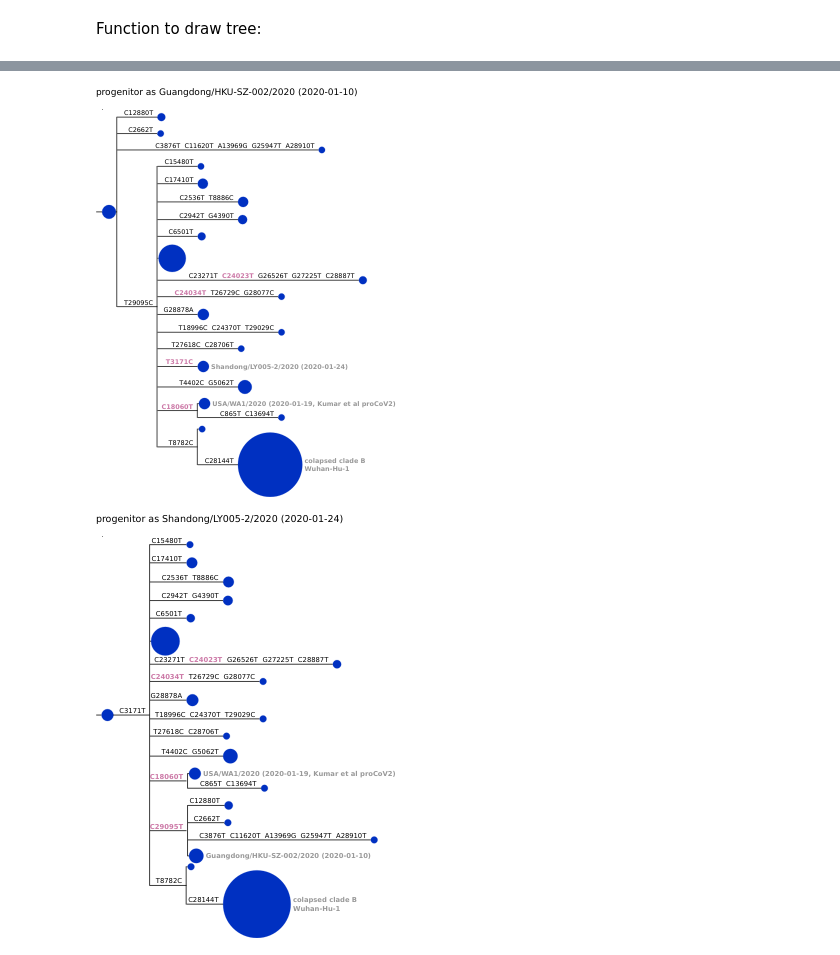
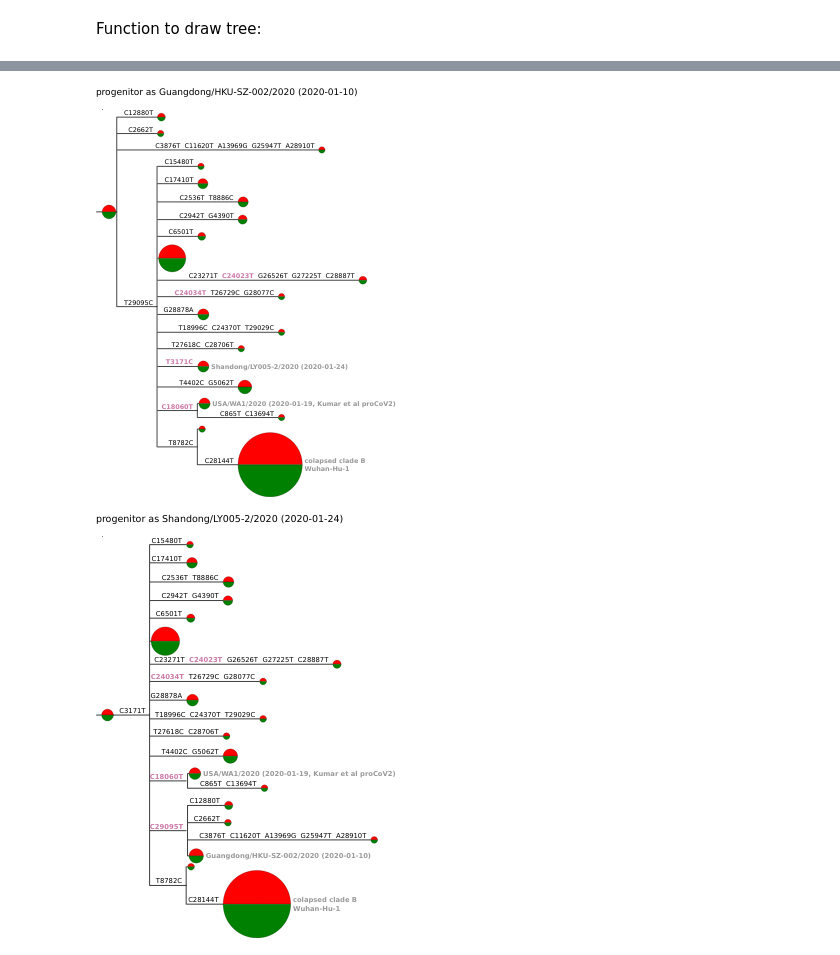
Before and after one commit to jbloom/SARS-CoV-2_PRJNA612766, a Jupyter notebook: notebooks/visualize_trees.py.ipynb, the cells around one changed output, grey strips where cells are left out. Cells and saved outputs as stored; diff of their text form; code cells hidden in the pictures.

Commit message:
dummy pie charts for nodes

```diff
--- a/notebooks/visualize_trees.py.ipynb
+++ b/notebooks/visualize_trees.py.ipynb
@@ -192,7 +192,8 @@ def get_pretty_tree(treefile,
     nstyle_dict = {'hz_line_width': branch_linewidth,
                    'vt_line_width': branch_linewidth,
                    'hz_line_color': 'black',
-                   'vt_line_color': 'black'}
+                   'vt_line_color': 'black',
+                   'size': 0}
 
     # label nodes
     for n in t.traverse():
@@ -215,7 +216,15 @@ def get_pretty_tree(treefile,
                     icol += 1
         nstyle = ete3.NodeStyle(**nstyle_dict)
         if n.is_leaf() or n.name == progenitor:
-            nstyle['size'] = nodesizescale * math.sqrt(annotations[n.name]['nstrains'])
+            radius = nodesizescale * math.sqrt(annotations[n.name]['nstrains'])
+            n.add_face(ete3.PieChartFace(percents=[50, 50],
+                                         colors=['red', 'green'],
+                                         width=radius,
+                                         height=radius,
+                                         line_color='black'),
+                       column=0,
+                       position='branch-right',
+                       )
             if label_nodes:
                 n.add_face(ete3.TextFace(annotations[n.name]['substitutions'],
                                          tight_text=True,
@@ -224,10 +233,6 @@ def get_pretty_tree(treefile,
                            column=0,
                            position='branch-right',
                            )
-
-        else:
-            nstyle['size'] = 0
-
         n.set_style(nstyle)
 
     # set dummy node for root, this allows us to put
@@ -240,8 +245,7 @@ def get_pretty_tree(treefile,
     t.set_outgroup(dummy_outgroup)
     assert len(progenitor_n.children) == 1
     progenitor_child = progenitor_n.children[0]
-    nstyle = ete3.NodeStyle(size=0,
-                            **nstyle_dict)
+    nstyle = ete3.NodeStyle(**nstyle_dict)
     progenitor_child.set_style(nstyle)
     if progenitor_n.faces:
         sub = subs_matrix[(progenitor_n.up.name, progenitor)]
@@ -265,6 +269,17 @@ def get_pretty_tree(treefile,
                                   size=0)
     dummy_outgroup.set_style(empty_nstyle)
     dummy_outgroup.up.set_style(empty_nstyle)
+    radius = nodesizescale * math.sqrt(annotations[progenitor]['nstrains'])
+    progenitor_n.add_face(ete3.PieChartFace(percents=[50, 50],
+                                            colors=['red', 'green'],
+                                            width=radius,
+                                            height=radius,
+                                            line_color='black'),
+                          column=0,
+                          position='branch-right',
+                          )
+
+
 
     t.ladderize()
 
@@ -284,15 +299,23 @@ def get_pretty_tree(treefile,
             if n != collapse_n:
                 n.detach()
         nstyle = ete3.NodeStyle(**nstyle_dict)
-        nstyle['size'] = nodesizescale * math.sqrt(collapse_nstrains)
         collapse_n.set_style(nstyle)
+        radius = nodesizescale * math.sqrt(collapse_nstrains)
+        collapse_n.add_face(ete3.PieChartFace(percents=[50, 50],
+                                              colors=['red', 'green'],
+                                              width=radius,
+                                              height=radius,
+                                              line_color='black'),
+                            column=0,
+                            position='branch-right',
+                            )
         for face_txt in txt:
             collapse_n.add_face(ete3.TextFace(f" {face_txt}",
                                               fsize=label_fontsize,
                                               fgcolor=node_label_color,
                                               bold=True,
                                               ),
-                                column=0,
+                                column=1,
                                 position='branch-right',
                                 )
 
@@ -309,7 +332,7 @@ def get_pretty_tree(treefile,
                                      fgcolor=node_label_color,
                                      bold=True,
                                      ),
-                       column=0,
+                       column=1,
                        position='branch-right',
                        )
 
@@ -353,2 +376,2 @@ for outgroup, (progenitor, tree_file) in itertools.product(outgroups,
-[figure, old version]
+[figure, new version]
-[figure, old version]
+[figure, new version]
```
Also changed, not shown: parts of 1 cell of this notebook.
